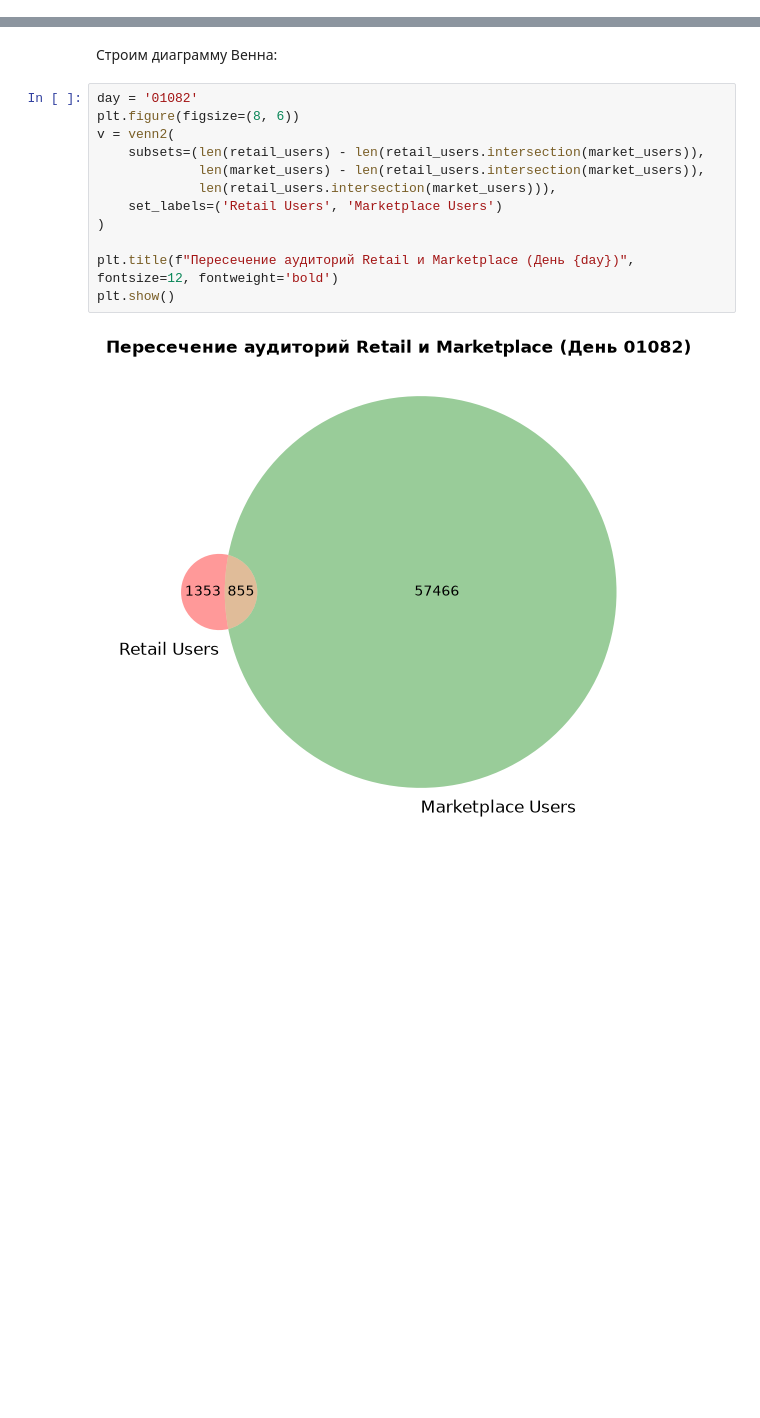
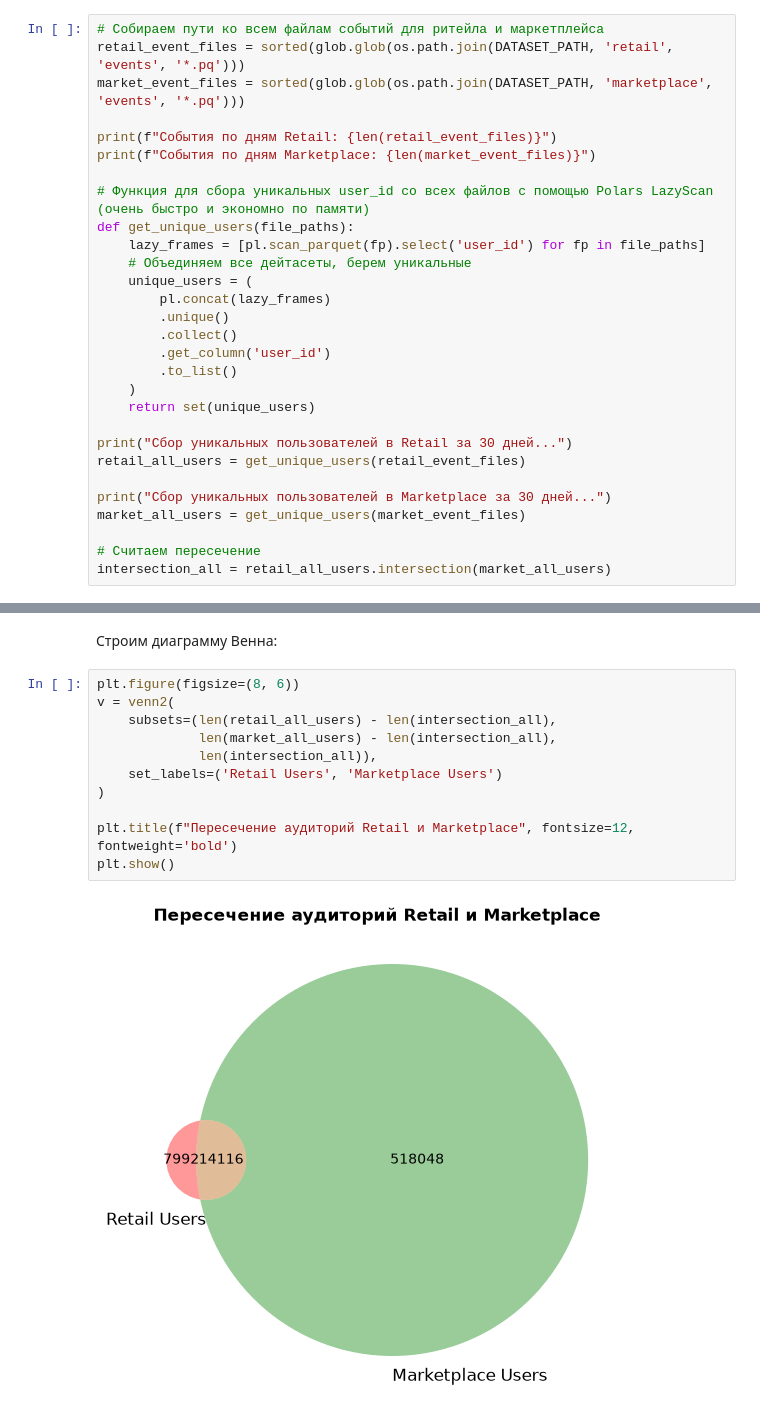
Before and after one commit to Valerpa/recsys-hse-year-project, a Jupyter notebook: 2_EDA/ml track.ipynb, the cells around one changed output, grey strips where cells are left out. Cells and saved outputs as stored; diff of their text form; blank space fills up the shorter version.

```diff
--- a/2_EDA/ml track.ipynb
+++ b/2_EDA/ml track.ipynb
@@ -512,0 +544,29 @@ print(f"Доля пересечения от Retail-аудитории: {len(int
+# %%
+# Собираем пути ко всем файлам событий для ритейла и маркетплейса
+retail_event_files = sorted(glob.glob(os.path.join(DATASET_PATH, 'retail', 'events', '*.pq')))
+market_event_files = sorted(glob.glob(os.path.join(DATASET_PATH, 'marketplace', 'events', '*.pq')))
+
+print(f"События по дням Retail: {len(retail_event_files)}")
+print(f"События по дням Marketplace: {len(market_event_files)}")
+
+# Функция для сбора уникальных user_id со всех файлов с помощью Polars LazyScan (очень быстро и экономно по памяти)
+def get_unique_users(file_paths):
+    lazy_frames = [pl.scan_parquet(fp).select('user_id') for fp in file_paths]
+    # Объединяем все дейтасеты, берем уникальные
+    unique_users = (
+        pl.concat(lazy_frames)
+        .unique()
+        .collect()
+        .get_column('user_id')
+        .to_list()
+    )
+    return set(unique_users)
+
+print("Сбор уникальных пользователей в Retail за 30 дней...")
+retail_all_users = get_unique_users(retail_event_files)
+
+print("Сбор уникальных пользователей в Marketplace за 30 дней...")
+market_all_users = get_unique_users(market_event_files)
+
+# Считаем пересечение
+intersection_all = retail_all_users.intersection(market_all_users)
@@ -515,17 +594,16 @@ print(f"Доля пересечения от Retail-аудитории: {len(int
 # %% [markdown]
 Строим диаграмму Венна:
 # %%
-day = '01082'
 plt.figure(figsize=(8, 6))
 v = venn2(
-    subsets=(len(retail_users) - len(retail_users.intersection(market_users)),
-             len(market_users) - len(retail_users.intersection(market_users)),
-             len(retail_users.intersection(market_users))),
+    subsets=(len(retail_all_users) - len(intersection_all),
+             len(market_all_users) - len(intersection_all),
+             len(intersection_all)),
     set_labels=('Retail Users', 'Marketplace Users')
 )
 
-plt.title(f"Пересечение аудиторий Retail и Marketplace (День {day})", fontsize=12, fontweight='bold')
+plt.title(f"Пересечение аудиторий Retail и Marketplace", fontsize=12, fontweight='bold')
 plt.show()
 # %% [output]
-[figure, old version]
+[figure, new version]
 # %% [markdown]
```
Also changed, not shown: parts of 13 cells of this notebook.
